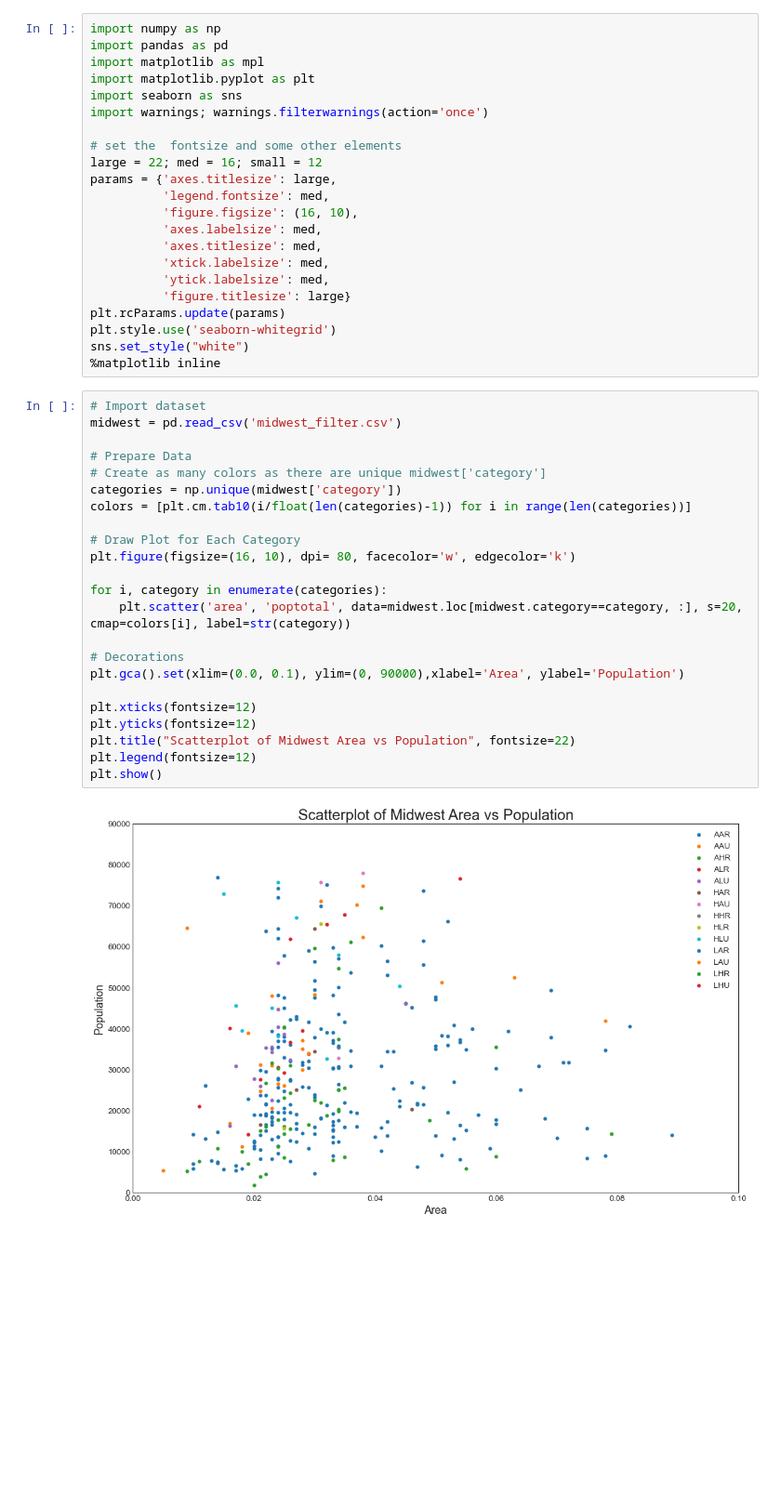
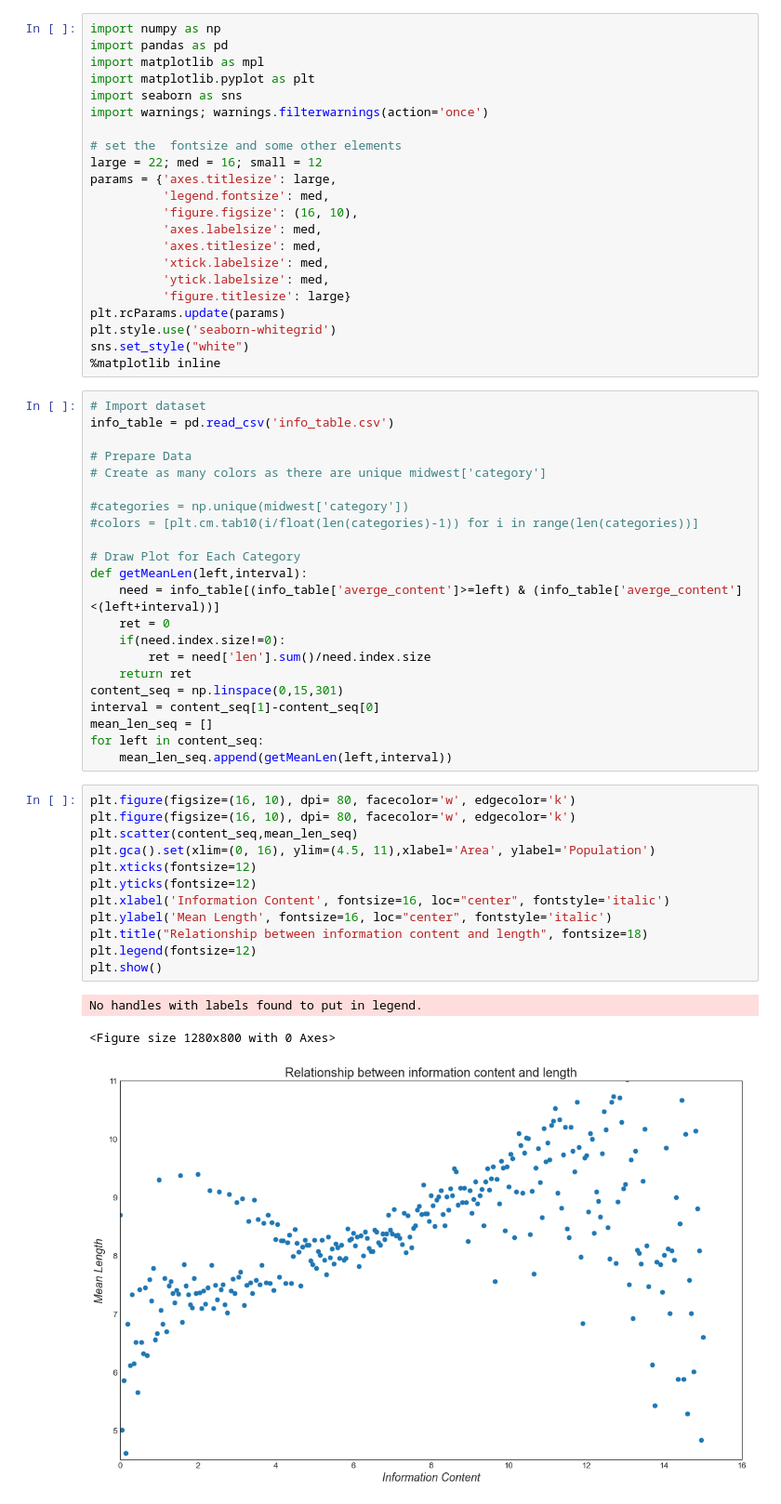
Before and after one commit to wofeishenling/Python_Road, a Jupyter notebook: pytorch/plot_example.ipynb, the cells around one changed output. Shown at 93% size. Cells and saved outputs as stored; diff of their text form; blank space fills up the shorter version.

```diff
--- a/pytorch/plot_example.ipynb
+++ b/pytorch/plot_example.ipynb
@@ -20,28 +20,41 @@ plt.rcParams.update(params)
 plt.style.use('seaborn-whitegrid')
 sns.set_style("white")
 %matplotlib inline
-# %%
-# Import dataset
-midwest = pd.read_csv('midwest_filter.csv')
-
-# Prepare Data
-# Create as many colors as there are unique midwest['category']
-categories = np.unique(midwest['category'])
-colors = [plt.cm.tab10(i/float(len(categories)-1)) for i in range(len(categories))]
-
-# Draw Plot for Each Category
-plt.figure(figsize=(16, 10), dpi= 80, facecolor='w', edgecolor='k')
-
-for i, category in enumerate(categories):
-    plt.scatter('area', 'poptotal', data=midwest.loc[midwest.category==category, :], s=20, cmap=colors[i], label=str(category))
-
-# Decorations
-plt.gca().set(xlim=(0.0, 0.1), ylim=(0, 90000),xlabel='Area', ylabel='Population')
-
-plt.xticks(fontsize=12)
-plt.yticks(fontsize=12)
-plt.title("Scatterplot of Midwest Area vs Population", fontsize=22)
-plt.legend(fontsize=12)
-plt.show()
-# %% [output]
-[figure, removed]
+# %%
+# Import dataset
+info_table = pd.read_csv('info_table.csv')
+
+# Prepare Data
+# Create as many colors as there are unique midwest['category']
+
+#categories = np.unique(midwest['category'])
+#colors = [plt.cm.tab10(i/float(len(categories)-1)) for i in range(len(categories))]
+
+# Draw Plot for Each Category
+def getMeanLen(left,interval):
+    need = info_table[(info_table['averge_content']>=left) & (info_table['averge_content']<(left+interval))]
+    ret = 0
+    if(need.index.size!=0):
+        ret = need['len'].sum()/need.index.size
+    return ret
+content_seq = np.linspace(0,15,301)
+interval = content_seq[1]-content_seq[0]
+mean_len_seq = []
+for left in content_seq:
+    mean_len_seq.append(getMeanLen(left,interval))
+# %%
+plt.figure(figsize=(16, 10), dpi= 80, facecolor='w', edgecolor='k')
+plt.figure(figsize=(16, 10), dpi= 80, facecolor='w', edgecolor='k')
+plt.scatter(content_seq,mean_len_seq)
+plt.gca().set(xlim=(0, 16), ylim=(4.5, 11),xlabel='Area', ylabel='Population')
+plt.xticks(fontsize=12)
+plt.yticks(fontsize=12)
+plt.xlabel('Information Content', fontsize=16, loc="center", fontstyle='italic')
+plt.ylabel('Mean Length', fontsize=16, loc="center", fontstyle='italic')
+plt.title("Relationship between information content and length", fontsize=18)
+plt.legend(fontsize=12)
+plt.show()
+# %% [output]
+No handles with labels found to put in legend.
+<Figure size 1280x800 with 0 Axes>
+[figure, added]
```
Also changed, not shown: parts of 1 cell of this notebook, 1 other file.
